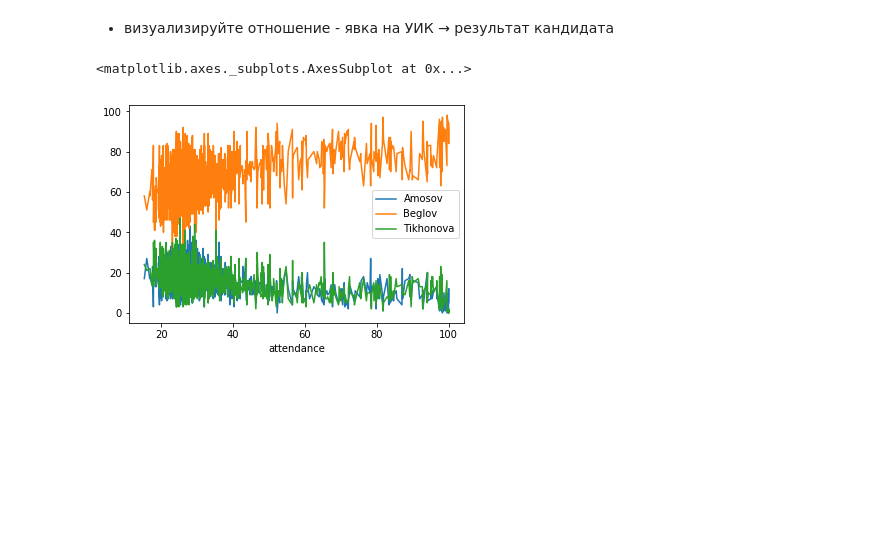
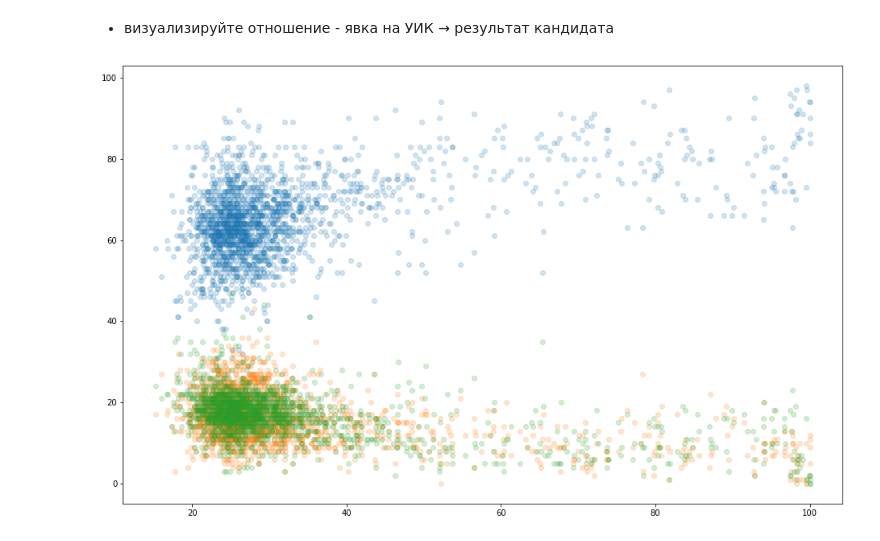
Before and after one commit to AlexeyAkopyan/alms, a Jupyter notebook: Task_5.ipynb, the cells around one changed output. Saved outputs shown, nothing was run; the diff lists cells and outputs as text; code cells hidden in the pictures; blank space fills up the shorter version.

```diff
--- a/Task_5.ipynb
+++ b/Task_5.ipynb
@@ -162,8 +158,16 @@ percents
 # %% [markdown]
 - визуализируйте отношение - явка на УИК  →  результат кандидата
 # %%
+from matplotlib import pyplot as plt
+
 pr['attendance'] = data['attendance']
-pr.sort_values(by='attendance').plot(x='attendance', y=['Amosov','Beglov', 'Tikhonova'])
+pr = pr.sort_values(by='attendance')
+
+#.plot.scatter(x='attendance', y=['Amosov','Beglov', 'Tikhonova']);
-# %% [output]
-<matplotlib.axes._subplots.AxesSubplot at 0x...>
-[figure, removed]
+# %%
+plt.figure(figsize=(16, 10))
+plt.scatter(pr['attendance'], pr['Beglov'], alpha=0.2)
+plt.scatter(pr['attendance'], pr['Amosov'], alpha=0.2)
+plt.scatter(pr['attendance'], pr['Tikhonova'], alpha=0.2);
+# %% [output]
+[figure, added]
```
Also changed, not shown: parts of 4 cells of this notebook.
